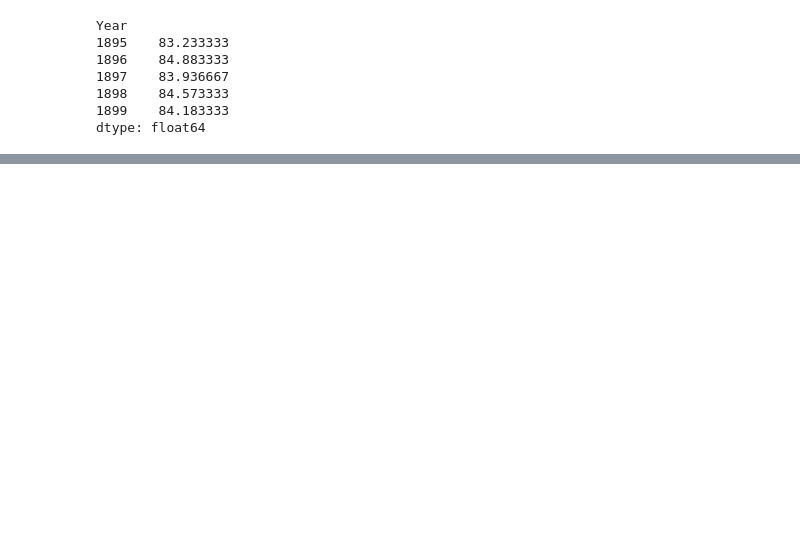
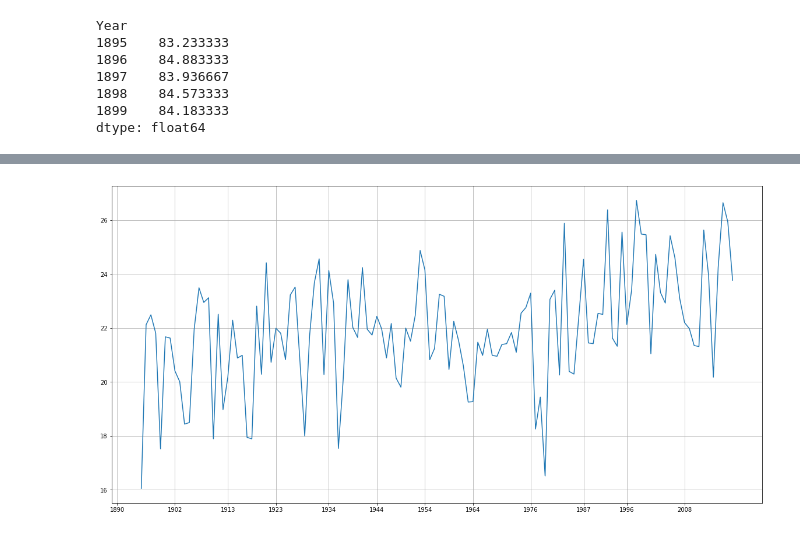
Before and after one commit to A-Grabish/solis-projectum, a Jupyter notebook: working/sunspots.ipynb, the cells around one changed output, grey strips where cells are left out. Drawn from its saved outputs; the diff is of its cells as text; code cells hidden in the pictures; blank space fills up the shorter version.

```diff
--- a/working/sunspots.ipynb
+++ b/working/sunspots.ipynb
@@ -162,0 +212,11 @@ min_nation.head()
+# %%
+#select only winter months data for graph/analysis
+min_winter = min_nation[['Year', 'Jan', 'Feb', 'Dec']]
+#set year as index
+min_winter_year = min_winter.set_index(['Year'])
+#stack data to make months a column
+min_winter_stack = pd.DataFrame(min_winter_year.stack())
+min_winter_df = min_winter_stack.reset_index()
+#change Years to integer
+min_winter_df["Year"] = pd.to_numeric(min_winter_df['Year'])
+min_winter_df.head()
@@ -162,0 +230,20 @@ min_nation.head()
+# %%
+
+
+#loop through data and create list of modified years so dec, jan, and feb of one winter can be grouped together
+
+temp_year = []
+for index, row in min_winter_df.iterrows():
+    if row["level_1"] == "Jan":
+        temp_year.append(row["Year"])
+
+    elif row["level_1"]  == "Feb":
+        temp_year.append(row["Year"])
+
+    elif row["level_1"]  == "Dec":
+        temp_year.append(row["Year"] + 1)
+
+#create new column with modified years for grouping
+min_winter_df["Modified_Year"] = temp_year
+
+min_winter_df.head(10)
@@ -162,0 +262,13 @@ min_nation.head()
+# %%
+#list of solar minimum years. some minimums are recorded in months other than winter
+#acutal solar min: feb 1890, sep 1901, june 1913, april 1923, sep 1933, april 1944
+#april 1954, aug 1964, march 1976, sep 1986, may 1999, dec 2008
+solar_min = [1890,1902, 1913, 1923, 1934, 1944, 1954, 1964, 1976, 1987, 1996, 2008]
+
+#get avg temp for each winter and graph
+min_avg_temp = min_winter_df.groupby(["Modified_Year"]).mean()[0]
+plt.plot(min_avg_temp)
+plt.xticks(solar_min)
+plt.grid()
+# %% [output]
+[figure, added]
```
Also changed, not shown: parts of 14 cells of this notebook, 2 other files.
